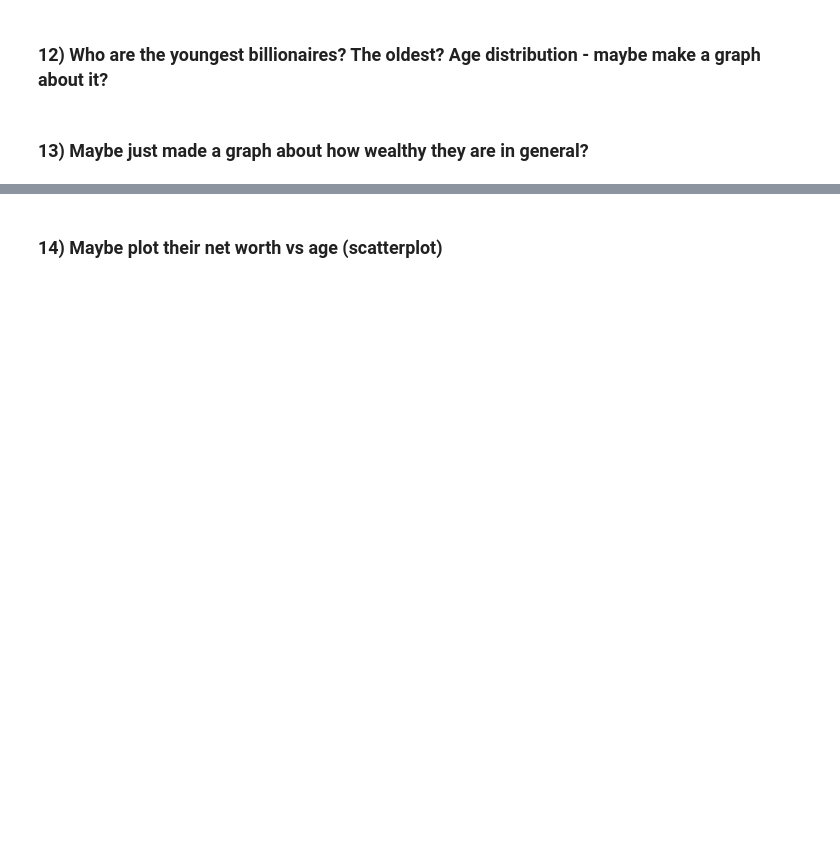
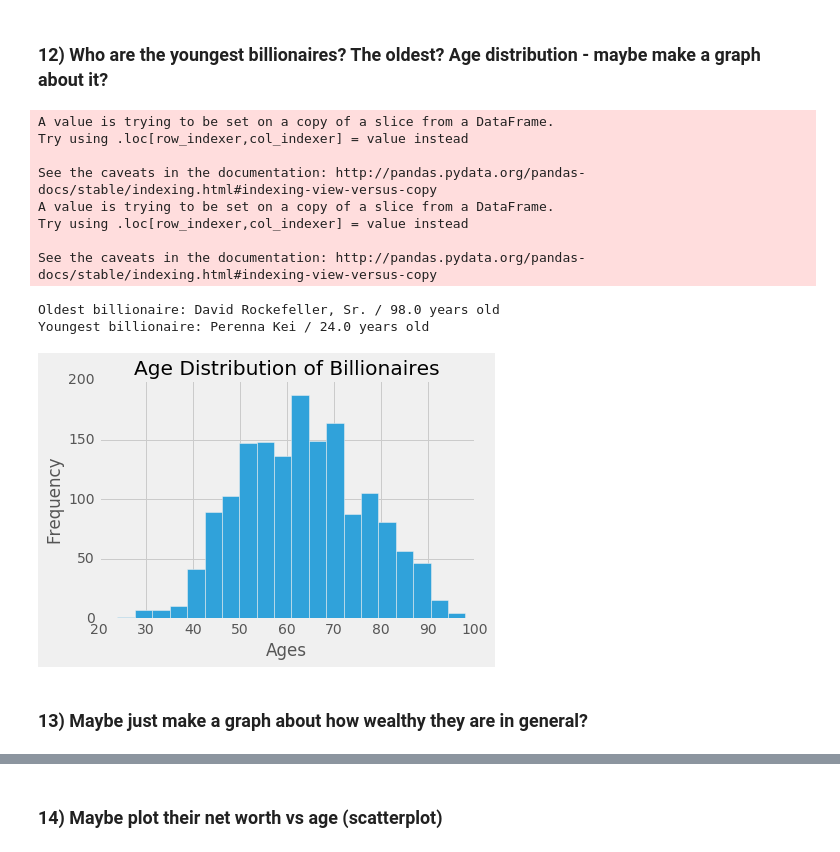
Before and after one commit to mercye/foundations-homework, a Jupyter notebook: 07/Homework_7_Emelike.ipynb, the cells around one changed output, grey strips where cells are left out. Drawn from its saved outputs; the diff is of its cells as text; code cells hidden in the pictures; blank space fills up the shorter version.

```diff
--- a/07/Homework_7_Emelike.ipynb
+++ b/07/Homework_7_Emelike.ipynb
@@ -219,2 +381,16 @@ AttributeError: Cannot access callable attribute 'sort_values' of 'SeriesGroupBy
 # %% [markdown]
 ### 8) Add up the wealth of all of the billionaires in a given country (or a few countries) and then compare it to the GDP of the country, or other billionaires, so like pit the US vs India
+# %%
+# sum by country
+result['tot_bycountry'] = result.groupby(['countrycode'])['networthusbillion'].transform(sum)
+
+# find percent of GDP
+result['pct_GDP_bycountry'] = ((result['tot_bycountry']*1000)/result['GDPinmillions'])*100
+
+# TRUE/FALSE: first occurence of a country
+result['duplicated'] = result.duplicated('countrycode')
+
+# print sum of total billionaire wealth and its percentage of GDP by country
+for index, row in result.iterrows():
+    if not row['duplicated']:
+        print("The sum of every billionaire's wealth in", row['countrycode'], 'is', '{:,.6}'.format(row['tot_bycountry']), 'billion, which is', '{:,.4}'.format(row['pct_GDP_bycountry']), 'percent of the GDP.')
@@ -263,4 +533,31 @@ Name: networthusbillion, dtype: float64
 # %% [markdown]
 ### 12) Who are the youngest billionaires? The oldest? Age distribution - maybe make a graph about it?
+# %%
+ax = recent['age'].hist(bins=20)
+ax.set_xlabel('Ages')
+ax.set_ylabel('Frequency')
+plt.title('Age Distribution of Billionaires')
+
+
+recent['min_age'] = min(recent['age'])
+recent['max_age'] = max(recent['age'])
+
+for index, row in recent.iterrows():
+    if row['age'] == row['min_age']:
+        print ('Youngest billionaire:', row['name'], '/', row['age'], 'years old')
+    if row['age'] == row['max_age']:
+        print ('Oldest billionaire:', row['name'], '/', row['age'], 'years old')
+# %% [output]
+A value is trying to be set on a copy of a slice from a DataFrame.
+Try using .loc[row_indexer,col_indexer] = value instead
+
+See the caveats in the documentation: http://pandas.pydata.org/pandas-docs/stable/indexing.html#indexing-view-versus-copy
+A value is trying to be set on a copy of a slice from a DataFrame.
+Try using .loc[row_indexer,col_indexer] = value instead
+
+See the caveats in the documentation: http://pandas.pydata.org/pandas-docs/stable/indexing.html#indexing-view-versus-copy
+Oldest billionaire: David Rockefeller, Sr. / 98.0 years old
+Youngest billionaire: Perenna Kei / 24.0 years old
+[figure, added]
 # %% [markdown]
-### 13) Maybe just made a graph about how wealthy they are in general?
+### 13) Maybe just make a graph about how wealthy they are in general?
```
Also changed, not shown: parts of 35 cells of this notebook, 17 other files.
